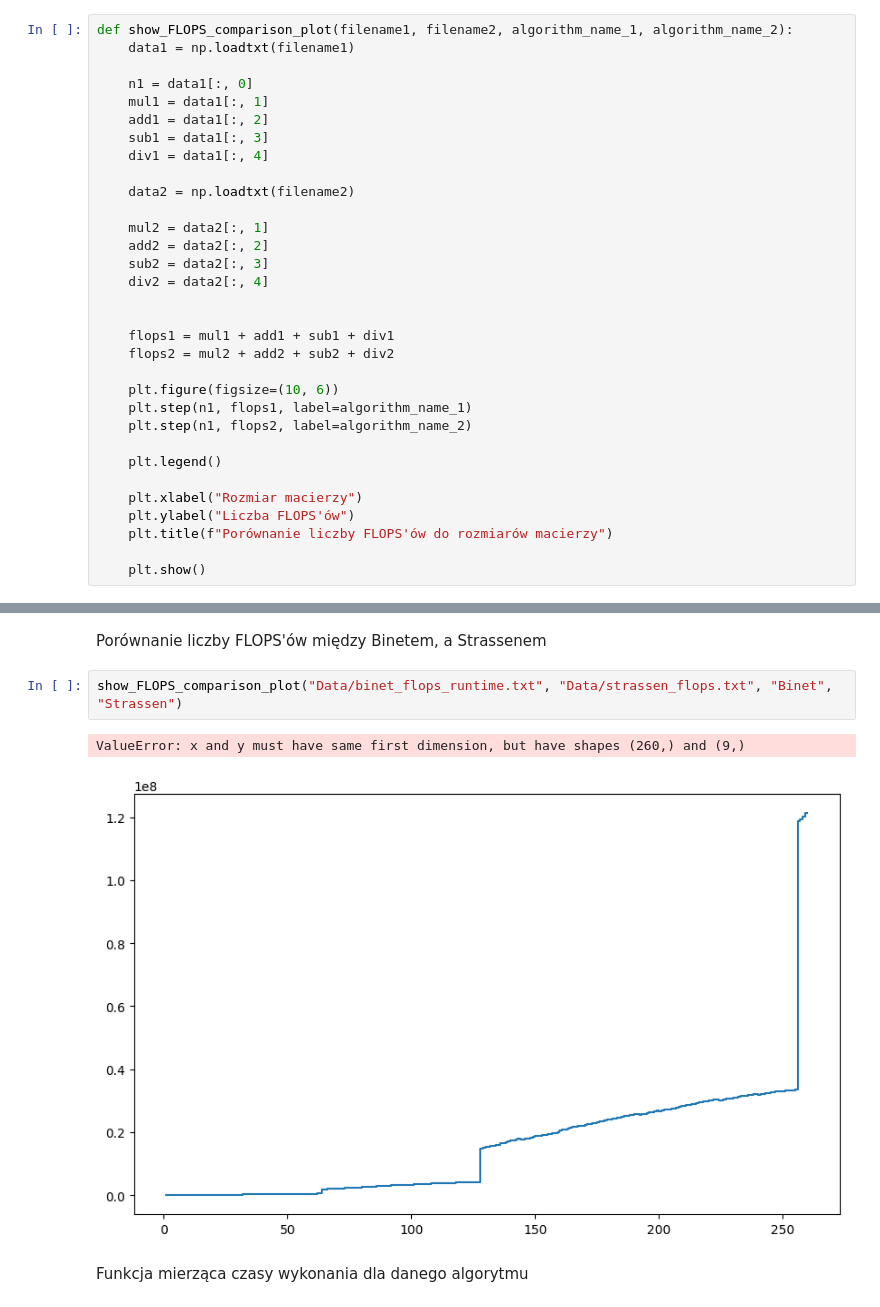
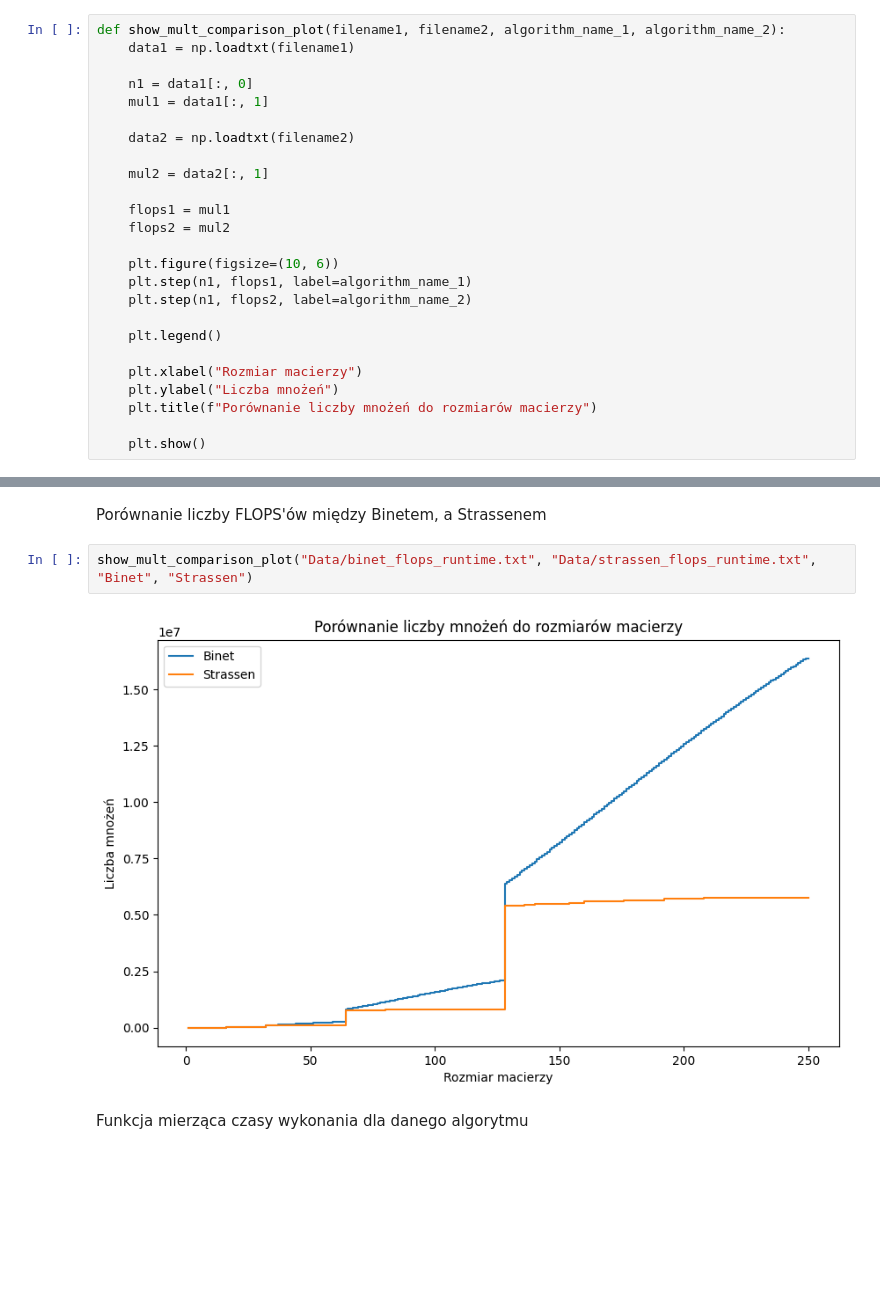
Before and after one commit to JakubFr4czek/Algorytmy-Macierzowe, a Jupyter notebook: Lab1/matrix_mult_benchmark.ipynb, the cells around one changed output, grey strips where cells are left out. Cells and saved outputs as stored; diff of their text form; blank space fills up the shorter version.

```diff
--- a/Lab1/matrix_mult_benchmark.ipynb
+++ b/Lab1/matrix_mult_benchmark.ipynb
@@ -153,25 +142,18 @@ def show_FLOPS_plot(filename, algorithm_name):
 # %% [markdown]
 Funckja porównująca liczby FLOPS'ów
 # %%
-def show_FLOPS_comparison_plot(filename1, filename2, algorithm_name_1, algorithm_name_2):
+def show_mult_comparison_plot(filename1, filename2, algorithm_name_1, algorithm_name_2):
     data1 = np.loadtxt(filename1)
 
     n1 = data1[:, 0]
     mul1 = data1[:, 1]
-    add1 = data1[:, 2]
-    sub1 = data1[:, 3]
-    div1 = data1[:, 4]
 
     data2 = np.loadtxt(filename2)
 
     mul2 = data2[:, 1]
-    add2 = data2[:, 2]
-    sub2 = data2[:, 3]
-    div2 = data2[:, 4]
 
-
-    flops1 = mul1 + add1 + sub1 + div1
-    flops2 = mul2 + add2 + sub2 + div2
+    flops1 = mul1
+    flops2 = mul2
 
     plt.figure(figsize=(10, 6))
     plt.step(n1, flops1, label=algorithm_name_1)
@@ -180,8 +162,8 @@ def show_FLOPS_comparison_plot(filename1, filename2, algorithm_name_1, algorithm
     plt.legend()
 
     plt.xlabel("Rozmiar macierzy")
-    plt.ylabel("Liczba FLOPS'ów")
-    plt.title(f"Porównanie liczby FLOPS'ów do rozmiarów macierzy")
+    plt.ylabel("Liczba mnożeń")
+    plt.title(f"Porównanie liczby mnożeń do rozmiarów macierzy")
 
     plt.show()
 # %% [markdown]
@@ -207,10 +185,9 @@ show_FLOPS_plot("Data/strassen_flops_runtime.txt", "Strassen")
 # %% [markdown]
 Porównanie liczby FLOPS'ów między Binetem, a Strassenem
 # %%
-show_FLOPS_comparison_plot("Data/binet_flops_runtime.txt", "Data/strassen_flops.txt", "Binet", "Strassen")
+show_mult_comparison_plot("Data/binet_flops_runtime.txt", "Data/strassen_flops_runtime.txt", "Binet", "Strassen")
 # %% [output]
-ValueError: x and y must have same first dimension, but have shapes (260,) and (9,)
-[figure, old version]
+[figure, new version]
 # %% [markdown]
 Funkcja mierząca czasy wykonania dla danego algorytmu
 # %% [markdown]
```
Also changed, not shown: parts of 21 cells of this notebook, 24 other files.
